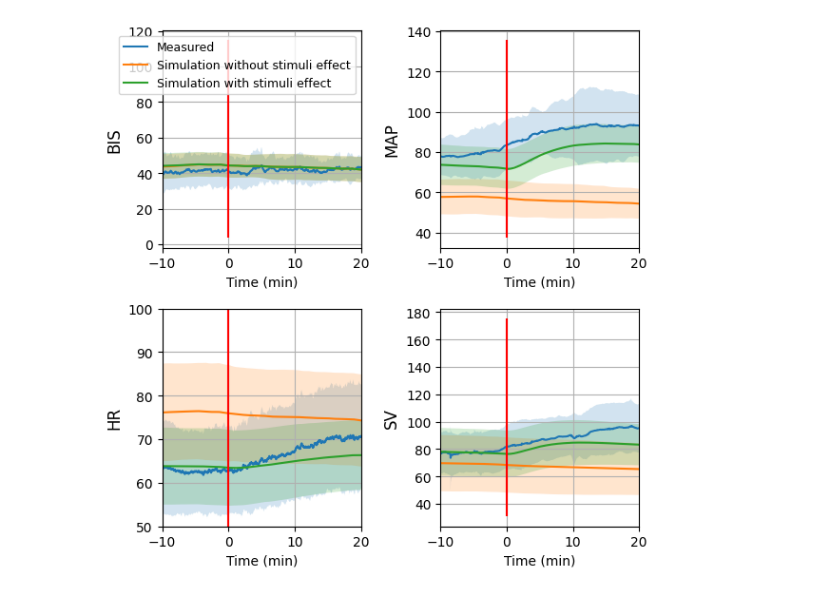
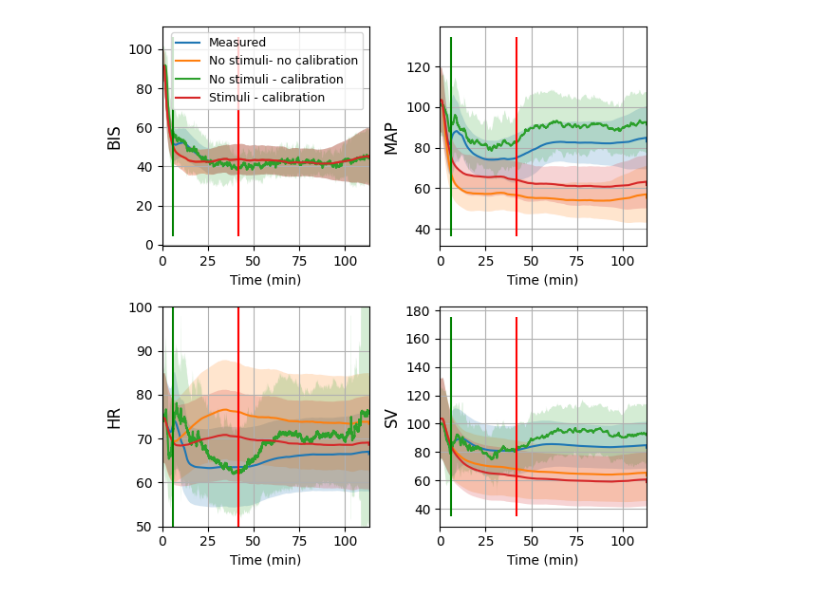
Before and after one commit to AnesthesiaSimulation/stimuli_effect_identification, a Jupyter notebook: example/compare_stimuli.ipynb, the cells around one changed output. Saved outputs shown, nothing was run; the diff lists cells and outputs as text; code cells hidden in the pictures.

```diff
--- a/example/compare_stimuli.ipynb
+++ b/example/compare_stimuli.ipynb
@@ -15,74 +15,69 @@ data_measure = data_measure.query('split == "test"').reset_index()
 # %%
 data_simu_stimuli = pd.read_csv('data/simulated_vitaldb_test.csv')
 data_simu_no_stimuli = pd.read_csv('data/simulated_vitaldb_no_stimuli.csv')
+data_simu_no_stimuli_recalibration = pd.read_csv('data/simulated_vitaldb_test_recalibration.csv')
 # %%
 data_simu_stimuli = pd.merge(data_simu_stimuli, data_measure[['caseid', 'Time', 'surgery_time', 'intubation_time']], on=['caseid', 'Time'])
+data_simu_no_stimuli_recalibration = pd.merge(data_simu_no_stimuli_recalibration, data_measure[['caseid', 'Time', 'surgery_time', 'intubation_time']], on=['caseid', 'Time'])
 data_simu_no_stimuli = pd.merge(data_simu_no_stimuli, data_measure[['caseid', 'Time', 'surgery_time', 'intubation_time']], on=['caseid', 'Time'])
 # %%
 signal_list = ['BIS', 'MAP', 'HR', 'SV']
 median_intub_time = data_simu_stimuli['intubation_time'].median()/60
 median_surg_time = data_simu_stimuli['surgery_time'].median()/60
 
-zoom = 'surgery' #surgery, intub, all
+zoom = 'all' #surgery, intub, all
 
-
-if zoom=='all':
-    data_simu_stimuli['Time_aligned'] = data_simu_stimuli['Time']
-    data_simu_no_stimuli['Time_aligned'] = data_simu_no_stimuli['Time']
-    data_measure['Time_aligned'] = data_measure['Time']
-if zoom=='intub':
-    data_simu_stimuli['Time_aligned'] = data_simu_stimuli['Time'] - data_simu_stimuli['intubation_time']
-    data_simu_no_stimuli['Time_aligned'] = data_simu_no_stimuli['Time'] - data_simu_no_stimuli['intubation_time']
-    data_measure['Time_aligned'] = data_measure['Time'] - data_measure['intubation_time']
-if zoom=='surgery':
-    data_simu_stimuli['Time_aligned'] = data_simu_stimuli['Time'] - data_simu_stimuli['surgery_time']
-    data_simu_no_stimuli['Time_aligned'] = data_simu_no_stimuli['Time'] - data_simu_no_stimuli['surgery_time']
-    data_measure['Time_aligned'] = data_measure['Time'] - data_measure['surgery_time']
+for df in [data_simu_stimuli, data_simu_no_stimuli, data_measure, data_simu_no_stimuli_recalibration]:
+    if zoom=='all':
+        df['Time_aligned'] = df['Time']
+    if zoom=='intub':
+        df['Time_aligned'] = df['Time'] - df['intubation_time']
+    if zoom=='surgery':
+        df['Time_aligned'] = df['Time'] - df['surgery_time']
 
 end_time_min = data_measure.groupby('caseid').Time.max().min()
 
 plt.figure(figsize=(6,6))
 for i, signal in enumerate(signal_list):
     plt.subplot(2,2,i+1)
-    y_measure = data_measure.groupby("Time_aligned")[signal].mean().reset_index()
-    y_measure_std = data_measure.groupby("Time_aligned")[signal].std().reset_index()
-    y_dist = data_simu_stimuli.groupby("Time_aligned")[signal].mean().reset_index()
-    y_dist_std = data_simu_stimuli.groupby("Time_aligned")[signal].std().reset_index()
-    y_no_stim = data_simu_no_stimuli.groupby("Time_aligned")[signal].mean().reset_index()
-    y_no_stim_std = data_simu_no_stimuli.groupby("Time_aligned")[signal].std().reset_index()
-    x = y_measure['Time_aligned'].values/60
-    plt.plot(x, y_measure[f"{signal}"].values, label='Measured')
-    plt.fill_between(x, y_measure[f"{signal}"].values-y_measure_std[f"{signal}"].values, y_measure[f"{signal}"].values+y_measure_std[f"{signal}"].values
-    , alpha = 0.2)
-    plt.plot(x, y_no_stim[signal].values, label='Simulation without stimuli effect')
-    plt.fill_between(x, y_no_stim[signal].values-y_no_stim_std[signal].values, y_no_stim[signal].values+y_no_stim_std[signal].values
-    , alpha = 0.2)
-    plt.plot(x, y_dist[signal].values, label='Simulation with stimuli effect')
-    plt.fill_between(x, y_dist[signal].values-y_dist_std[signal].values, y_dist[signal].values+y_dist_std[signal].values
-    , alpha = 0.2)
+    legend = [
+        'Measured',
+        'No stimuli- no calibration',
+        'No stimuli - calibration',
+        'Stimuli - calibration',
+    ]
+    for j,df in enumerate([data_simu_stimuli, data_simu_no_stimuli, data_measure, data_simu_no_stimuli_recalibration]):
+        mean = df.groupby("Time_aligned")[signal].mean().reset_index()
+        std = df.groupby("Time_aligned")[signal].std().reset_index()
+        x = mean['Time_aligned'].values/60
+        plt.plot(x, mean[f"{signal}"].values, label=legend[j])
+        plt.fill_between(x, mean[f"{signal}"].values-std[f"{signal}"].values, mean[f"{signal}"].values+std[f"{signal}"].values
+        , alpha = 0.2)
+    if i==0:
+        plt.legend()
     y_lim = plt.gca().get_ylim()
     if zoom == 'all':
         plt.vlines(median_intub_time,y_lim[0], y_lim[1], 'g')
         plt.vlines(median_surg_time,y_lim[0], y_lim[1], 'r')
     if zoom=='intub':
         plt.vlines(0,y_lim[0], y_lim[1], 'g')
     if zoom=='surgery':
         plt.vlines(0,y_lim[0], y_lim[1], 'r')
     plt.grid()
     plt.ylabel(signal, fontsize=12)
     if signal=='HR':
         plt.ylim(50,100)
     if i==0:
         plt.legend(fontsize=9)
     plt.xlabel('Time (min)')
     if zoom == 'all':
         plt.xlim([0,end_time_min/60])
     if zoom == 'intub':
         plt.xlim([-5, 20])
     if zoom == 'surgery':
         plt.xlim([-10, 20])
 plt.tight_layout()
 plt.savefig(f'output/dist_{zoom}.pdf', dpi=300)
 plt.show()
 # %% [output]
-[figure, old version]
+[figure, new version]
```
Also changed, not shown: parts of 2 cells of this notebook, 5 other files.
